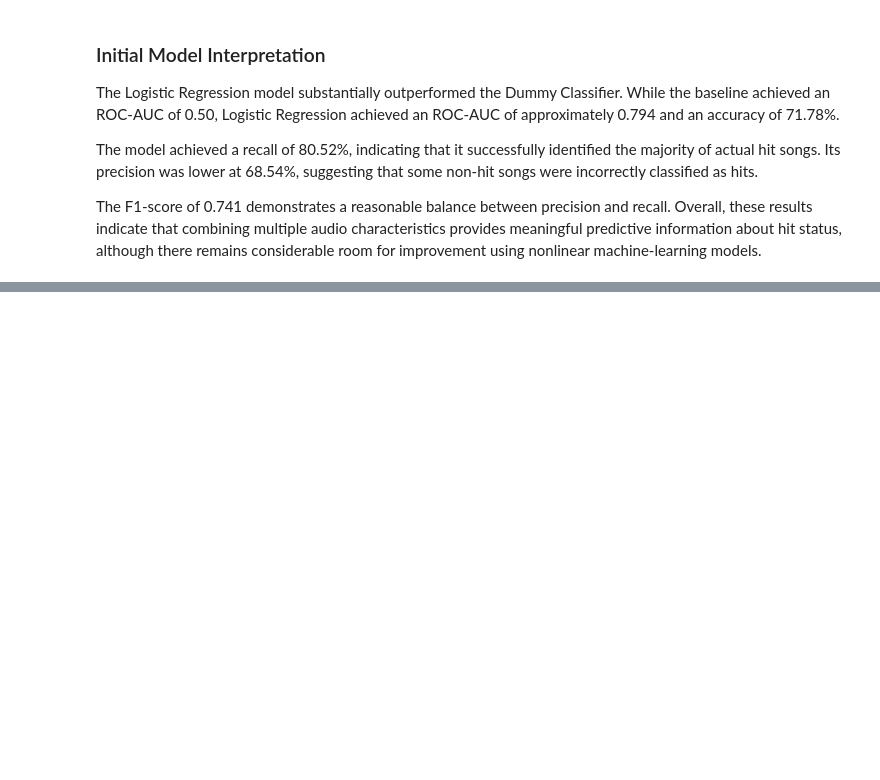
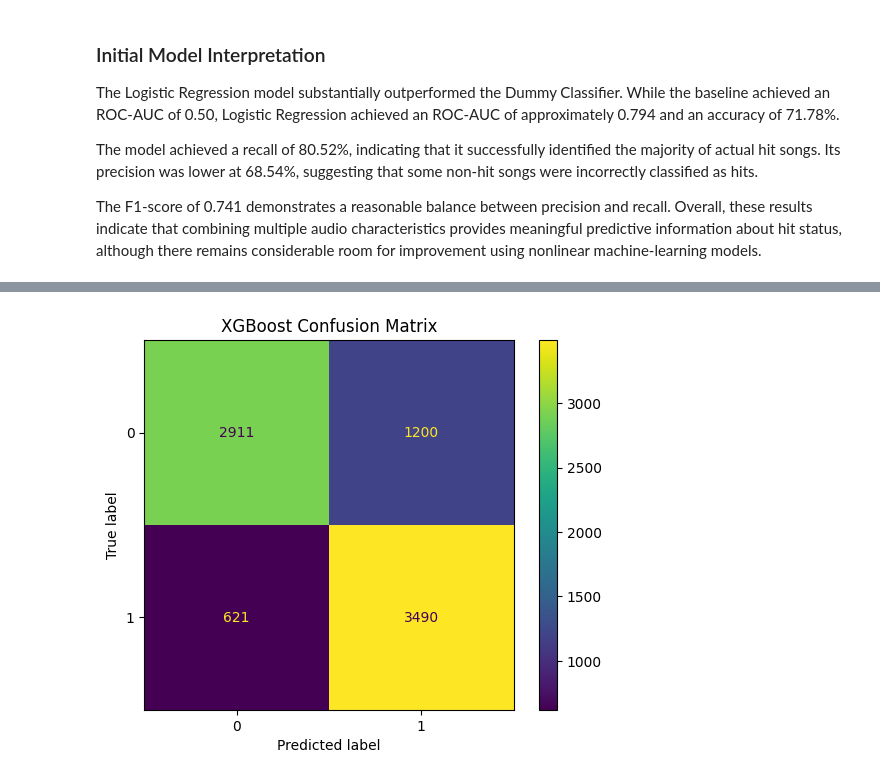
Before and after one commit to ShahriarKamal2/HitPredict-AI-Predicting-Billboard-Hit-Songs-Using-Machine-Learning, a Jupyter notebook: 02_Hit_Song_Modelling.ipynb, the cells around one changed output, grey strips where cells are left out. Cells and saved outputs as stored; diff of their text form; code cells hidden in the pictures; blank space fills up the shorter version.

```diff
--- a/02_Hit_Song_Modelling.ipynb
+++ b/02_Hit_Song_Modelling.ipynb
@@ -572,0 +876,24 @@ machine-learning models.
+# %%
+xgb_pipeline = Pipeline(
+    steps=[
+        ("preprocessor", preprocessor),
+        (
+            "classifier",
+            XGBClassifier(
+                n_estimators=300,
+                learning_rate=0.05,
+                max_depth=5,
+                subsample=0.8,
+                colsample_bytree=0.8,
+                random_state=42,
+                eval_metric="logloss",
+                tree_method="hist"
+            )
+        )
+    ]
+)
+# %%
+xgb_pipeline.fit(
+    X_train,
+    y_train
+)
@@ -572,0 +918,8 @@ machine-learning models.
+# %%
+xgb_pred = xgb_pipeline.predict(
+    X_test
+)
+
+xgb_prob = xgb_pipeline.predict_proba(
+    X_test
+)[:, 1]
@@ -572,0 +984,10 @@ machine-learning models.
+# %%
+ConfusionMatrixDisplay.from_predictions(
+    y_test,
+    xgb_pred
+)
+
+plt.title("XGBoost Confusion Matrix")
+plt.show()
+# %% [output]
+[figure, added]
```
Also changed, not shown: parts of 70 cells of this notebook.
